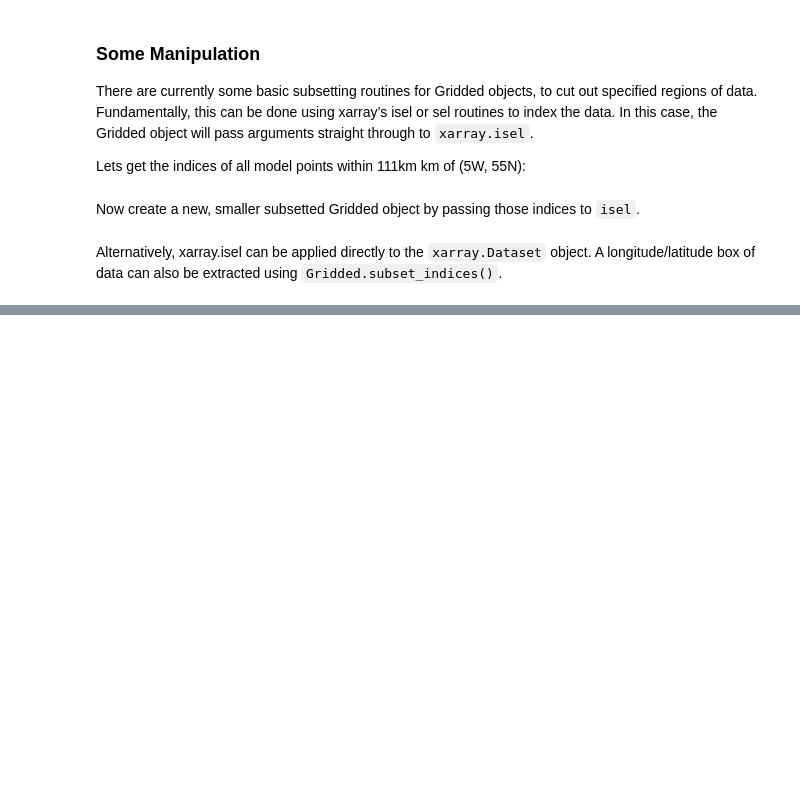
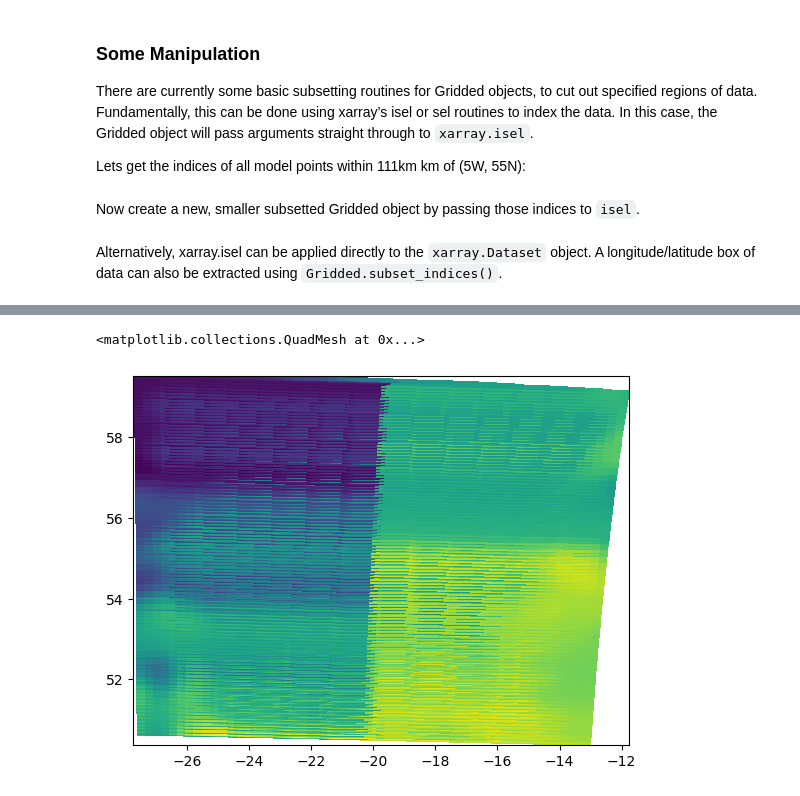
Before and after one commit to CANARI-sprint/tutorials, a Jupyter notebook: notebooks/gridded/introduction_to_gridded_class.ipynb, the cells around one changed output, grey strips where cells are left out. Saved outputs shown, nothing was run; the diff lists cells and outputs as text; code cells hidden in the pictures; blank space fills up the shorter version.

```diff
--- a/notebooks/gridded/introduction_to_gridded_class.ipynb
+++ b/notebooks/gridded/introduction_to_gridded_class.ipynb
@@ -76,8 +139,11 @@ ind_y, ind_x = nemo_t.subset_indices_by_distance(centre_lon=-5, centre_lat=55, r
 # %% [markdown]
 Now create a new, smaller subsetted Gridded object by passing those indices to `isel`.
 # %%
-nemo_t_subset = nemo_t.isel(x_dim=ind_x, y_dim=ind_y)
-#nemo_t_subset.dataset # uncomment to print data object summary
+ind_y, ind_x = nemo_t.subset_indices_by_distance(centre_lon=-20, centre_lat=55, radius=500)
+nemo_t_subset = nemo_t.isel(x_dim=ind_x)
+nemo_t_subset.dataset = nemo_t_subset.dataset.rename({'dim_0': 'x_dim'})
+nemo_t_subset = nemo_t_subset.isel(y_dim=ind_y)
+nemo_t_subset.dataset = nemo_t_subset.dataset.rename({'dim_0': 'y_dim'})
 # %% [markdown]
 Alternatively, xarray.isel can be applied directly to the `xarray.Dataset` object.
 A longitude/latitude box of data can also be extracted using `Gridded.subset_indices()`.
@@ -120,0 +219,5 @@ plt.show()
+# %%
+plt.pcolormesh(nemo_t_subset.dataset.longitude, nemo_t_subset.dataset.latitude, nemo_t_subset.dataset.ssh[0])
+# %% [output]
+<matplotlib.collections.QuadMesh at 0x...>
+[figure, added]
```
Also changed, not shown: parts of 11 cells of this notebook, 26 other files.
